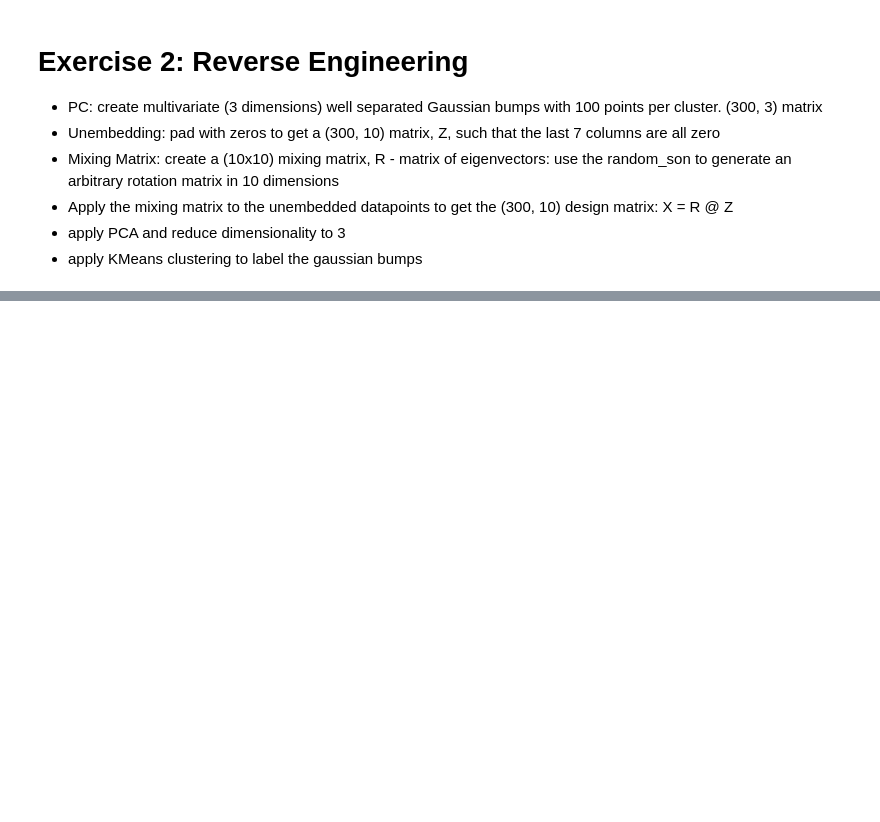
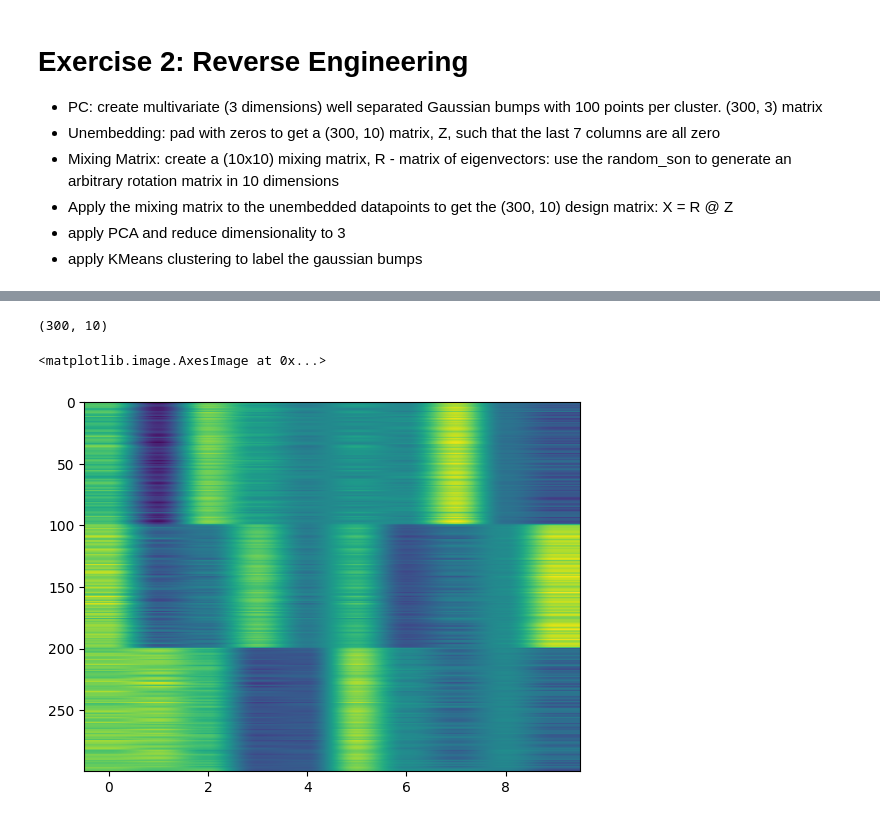
Before and after one commit to arashshahidi1997/NeuroPySeminar, a Jupyter notebook: W04_PCA/exercise/pca_exercise.ipynb, the cells around one changed output, grey strips where cells are left out. Saved outputs shown, nothing was run; the diff lists cells and outputs as text; code cells hidden in the pictures; blank space fills up the shorter version.

```diff
--- a/W04_PCA/exercise/pca_exercise.ipynb
+++ b/W04_PCA/exercise/pca_exercise.ipynb
@@ -77 +77,36 @@ Determinant (should be 1):
 [figure]
+# %%
+# - PC: create multivariate (3 dimensions) well separated Gaussian bumps with 100 points per cluster. (300, 3) matrix
+
+# Generate 3 clusters of 100 points each
+np.random.seed(0)
+cluster1 = np.random.randn(100, 3) + np.array([0, 10, 0])
+cluster2 = np.random.randn(100, 3) + np.array([10, 0, 0])
+cluster3 = np.random.randn(100, 3) + np.array([0, 0, 10])
+
+# Combine the clusters into a single matrix
+X = np.concatenate([cluster1, cluster2, cluster3])
+
+X.shape # 300 points in 3 dimensions
+
+# Append dimensions: pad with zeros to get a (300, 10) matrix, Z, such that the last 7 columns are all zero
+Z = np.concatenate([X, np.zeros((300, 7))], axis=1)
+
+Z.shape # 300 points in 10 dimensions
+
+# get mixing matrix A (10, 10) and mix Z to get S
+A = random_son(10)
+S = np.dot(Z, A)
+
+S.shape # 300 points in 10 dimensions
+
+# shuffle 300 points
+# np.random.seed(0)
+# np.random.shuffle(S)
+# %% [output]
+(300, 10)
+# %%
+plt.imshow(S, aspect='auto')
+# %% [output]
+<matplotlib.image.AxesImage at 0x...>
+[figure, added]
```
Also changed, not shown: parts of 6 cells of this notebook, 16 other files.
